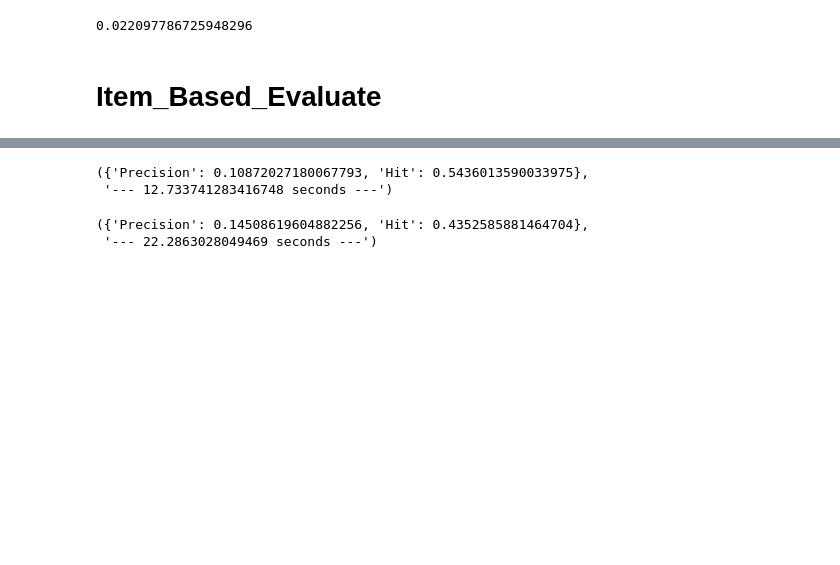
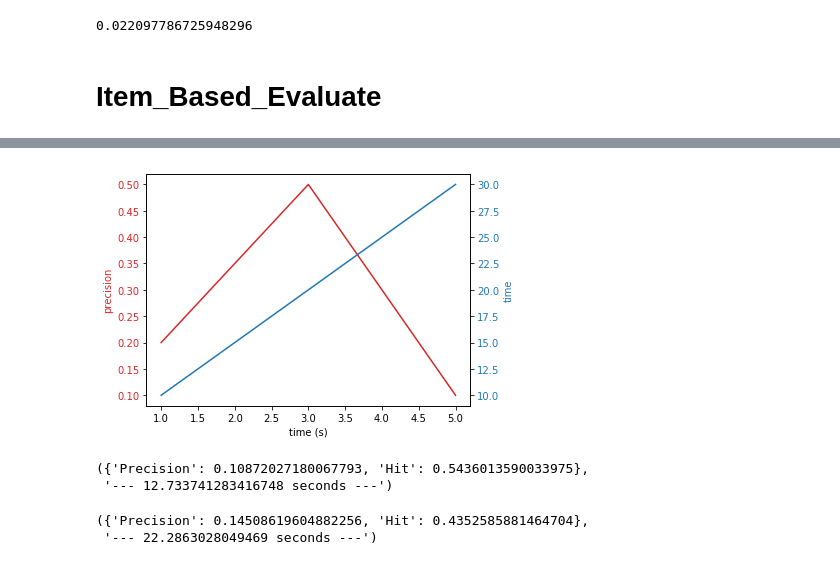
Before and after one commit to ShengHsiang-Kao/DB104, a Jupyter notebook: Recommend_Card/have_card_recommend/collaborative_filtering/evaluate_model/Evaluate_Rec.ipynb, the cells around one changed output, grey strips where cells are left out. Drawn from its saved outputs; the diff is of its cells as text; code cells hidden in the pictures; blank space fills up the shorter version.

```diff
--- a/Recommend_Card/have_card_recommend/collaborative_filtering/evaluate_model/Evaluate_Rec.ipynb
+++ b/Recommend_Card/have_card_recommend/collaborative_filtering/evaluate_model/Evaluate_Rec.ipynb
@@ -119,3 +165,27 @@ def CF_Item_Based_Evaluate(train,TopN):
+# %%
+t = [1,3,5]
+time_i = [10,20,30]
+precision_i =[0.2,0.5,0.1]
+
+fig, ax1 = plt.subplots()
+
+color = 'tab:red'
+ax1.set_xlabel('time (s)')
+ax1.set_ylabel('precision', color=color)
+ax1.plot(t, precision_i, color=color)
+ax1.tick_params(axis='y', labelcolor=color)
+
+ax2 = ax1.twinx()  # instantiate a second axes that shares the same x-axis
+
+color = 'tab:blue'
+ax2.set_ylabel('time', color=color)  # we already handled the x-label with ax1
+ax2.plot(t, time_i, color=color)
+ax2.tick_params(axis='y', labelcolor=color)
+
+fig.tight_layout()  # otherwise the right y-label is slightly clipped
+plt.show()
+# %% [output]
+[figure, added]
 # %%
 CF_Item_Based_Evaluate(train_df,5)
 # %% [output]
```
Also changed, not shown: parts of 16 cells of this notebook, 5 other files.
